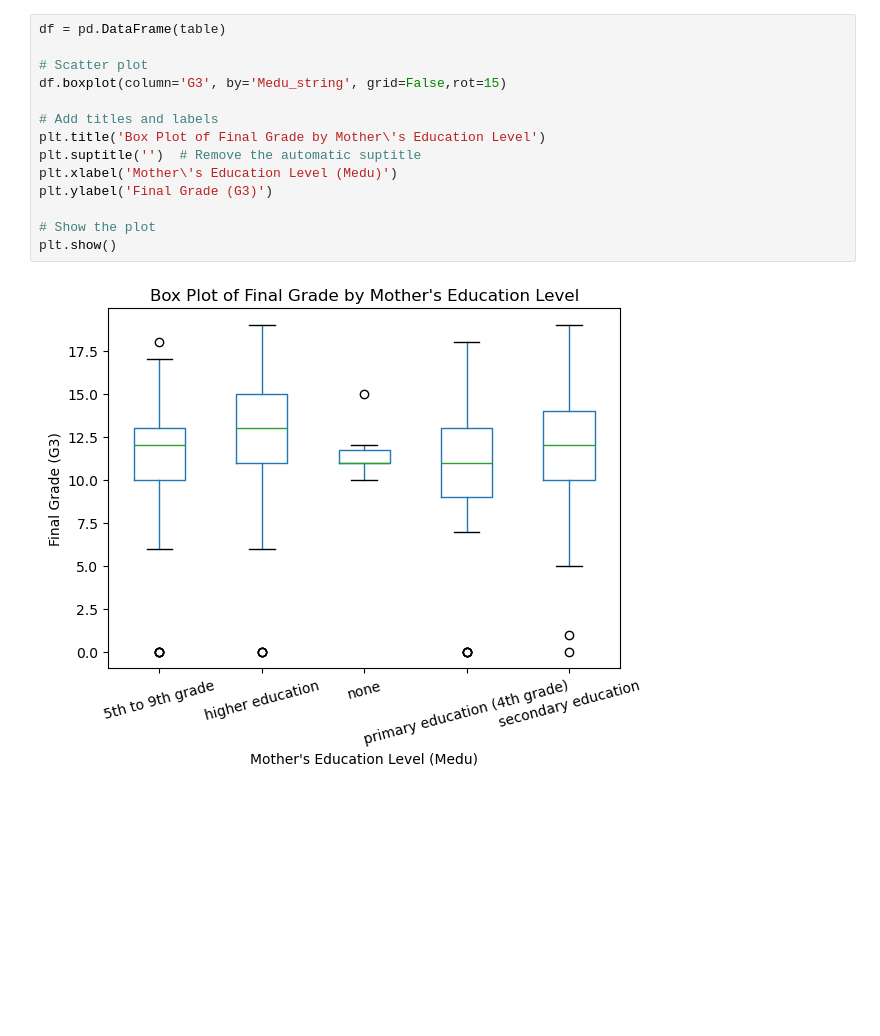
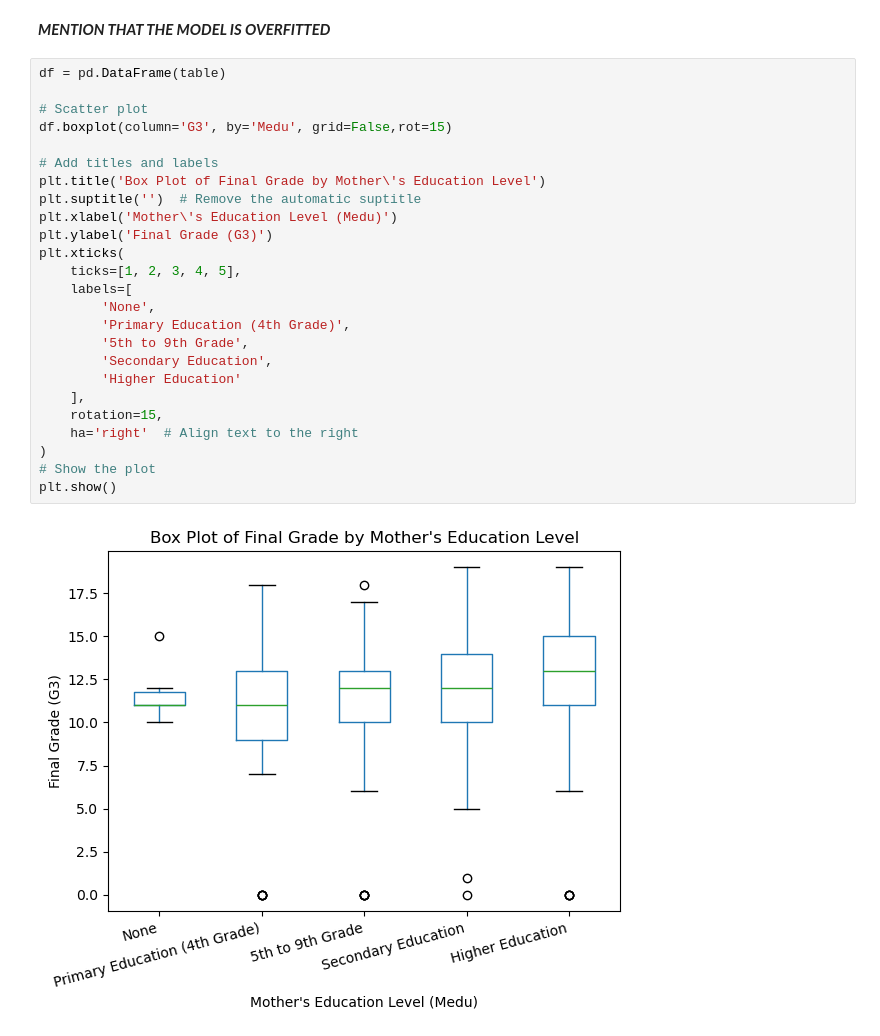
Before and after one commit to steelersrg8/Bootcamp-RUT-VIRT-AI-PT-09-2024-U-LOLC-MTTH-Project-2, a Jupyter notebook: Code/WillPGroupCode.ipynb, the cells around one changed output. Cells and saved outputs as stored; diff of their text form; blank space fills up the shorter version.

```diff
--- a/Code/WillPGroupCode.ipynb
+++ b/Code/WillPGroupCode.ipynb
@@ -146,16 +109,29 @@ Notes:
+# %% [markdown]
+***MENTION THAT THE MODEL IS OVERFITTED***
 # %%
 df = pd.DataFrame(table)
 
 # Scatter plot
-df.boxplot(column='G3', by='Medu_string', grid=False,rot=15)
+df.boxplot(column='G3', by='Medu', grid=False,rot=15)
 
 # Add titles and labels
 plt.title('Box Plot of Final Grade by Mother\'s Education Level')
 plt.suptitle('')  # Remove the automatic suptitle
 plt.xlabel('Mother\'s Education Level (Medu)')
 plt.ylabel('Final Grade (G3)')
-
+plt.xticks(
+    ticks=[1, 2, 3, 4, 5],
+    labels=[
+        'None',
+        'Primary Education (4th Grade)',
+        '5th to 9th Grade',
+        'Secondary Education',
+        'Higher Education'
+    ],
+    rotation=15,
+    ha='right'  # Align text to the right
+)
 # Show the plot
 plt.show()
 # %% [output]
-[figure, old version]
+[figure, new version]
```
Also changed, not shown: parts of 27 cells of this notebook.
